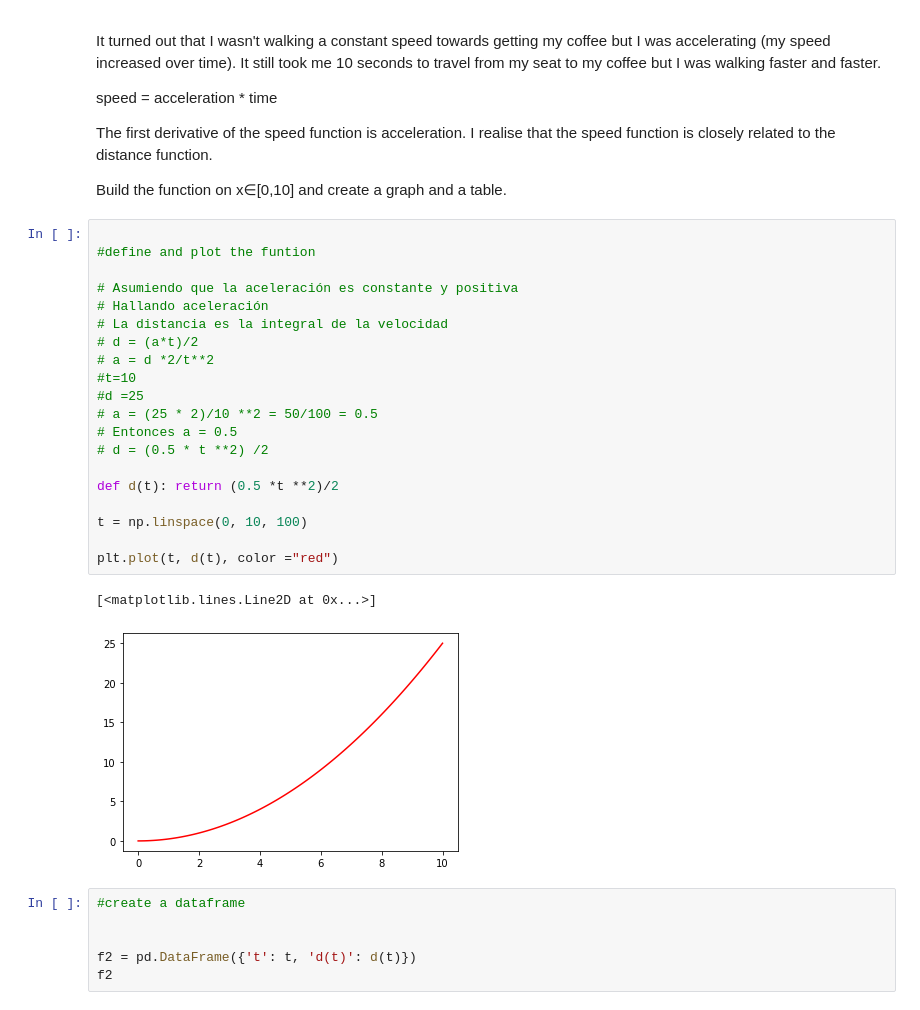
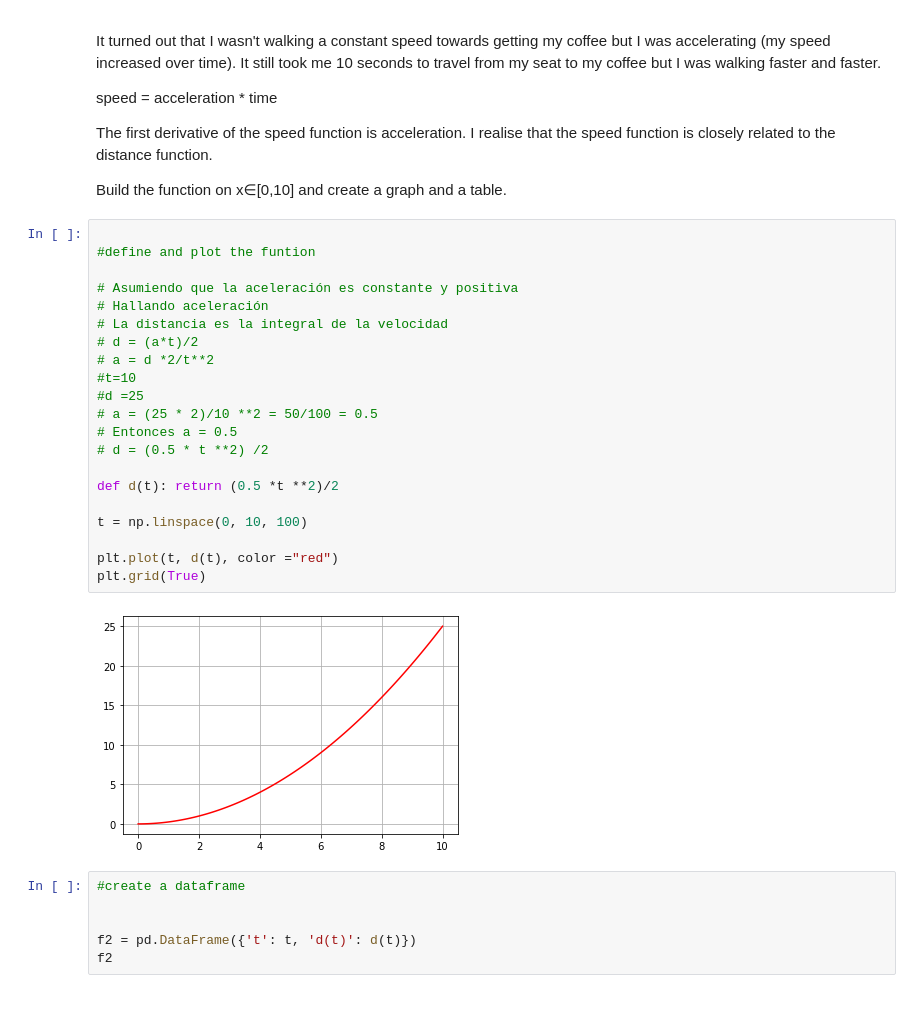
Before and after one commit to martina-nu/calculus-and-algebra-problems-with-python, a Jupyter notebook: problems.ipynb, the cells around one changed output. Saved outputs shown, nothing was run; the diff lists cells and outputs as text.

```diff
--- a/problems.ipynb
+++ b/problems.ipynb
@@ -81,26 +81,26 @@ Build the function on x∈[0,10] and create a graph and a table.
 # %%
 
 #define and plot the funtion
 
 # Asumiendo que la aceleración es constante y positiva
 # Hallando aceleración
 # La distancia es la integral de la velocidad
 # d = (a*t)/2
 # a = d *2/t**2
 #t=10
 #d =25
 # a = (25 * 2)/10 **2 = 50/100 = 0.5
 # Entonces a = 0.5
 # d = (0.5 * t **2) /2
 
 def d(t): return (0.5 *t **2)/2
 
 t = np.linspace(0, 10, 100)
 
 plt.plot(t, d(t), color ="red")
+plt.grid(True)
 # %% [output]
-[<matplotlib.lines.Line2D at 0x...>]
-[figure, old version]
+[figure, new version]
 # %%
 #create a dataframe
 
```
Also changed, not shown: parts of 3 cells of this notebook.
